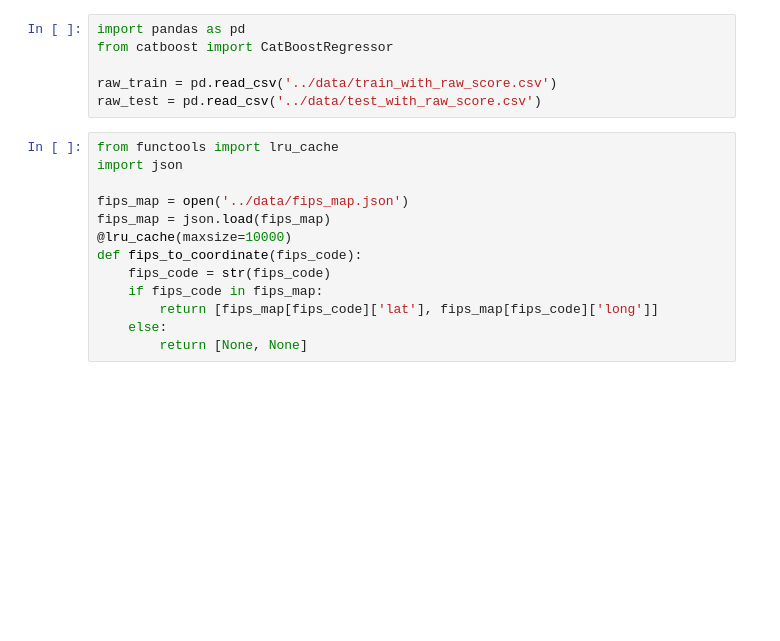
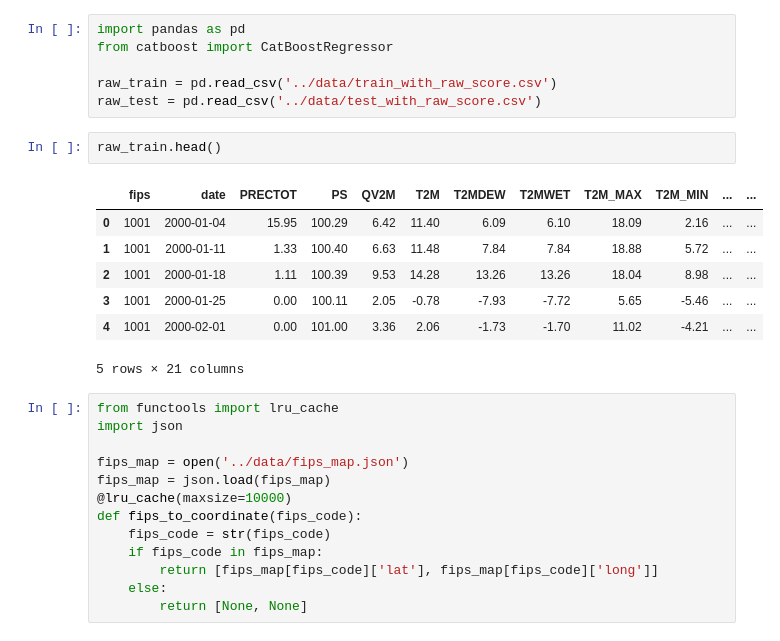
Before and after one commit to babusid/ECE461P_Project, a Jupyter notebook: models/catboost4_initialRegression.ipynb, the cells around one changed output. Drawn from its saved outputs; the diff is of its cells as text; blank space fills up the shorter version.

```diff
--- a/models/catboost4_initialRegression.ipynb
+++ b/models/catboost4_initialRegression.ipynb
@@ -6,6 +6,16 @@ from catboost import CatBoostRegressor
 
 raw_train = pd.read_csv('../data/train_with_raw_score.csv')
 raw_test = pd.read_csv('../data/test_with_raw_score.csv')
+# %%
+raw_train.head()
+# %% [output]
+|  | fips | date | PRECTOT | PS | QV2M | T2M | T2MDEW | T2MWET | T2M_MAX | T2M_MIN | ... | ... |
+| 0 | 1001 | 2000-01-04 | 15.95 | 100.29 | 6.42 | 11.40 | 6.09 | 6.10 | 18.09 | 2.16 | ... | ... |
+| 1 | 1001 | 2000-01-11 | 1.33 | 100.40 | 6.63 | 11.48 | 7.84 | 7.84 | 18.88 | 5.72 | ... | ... |
+| 2 | 1001 | 2000-01-18 | 1.11 | 100.39 | 9.53 | 14.28 | 13.26 | 13.26 | 18.04 | 8.98 | ... | ... |
+| 3 | 1001 | 2000-01-25 | 0.00 | 100.11 | 2.05 | -0.78 | -7.93 | -7.72 | 5.65 | -5.46 | ... | ... |
+| 4 | 1001 | 2000-02-01 | 0.00 | 101.00 | 3.36 | 2.06 | -1.73 | -1.70 | 11.02 | -4.21 | ... | ... |
+5 rows × 21 columns
 # %%
 from functools import lru_cache
 import json
```
Also changed, not shown: parts of 1 cell of this notebook, 7 other files.
